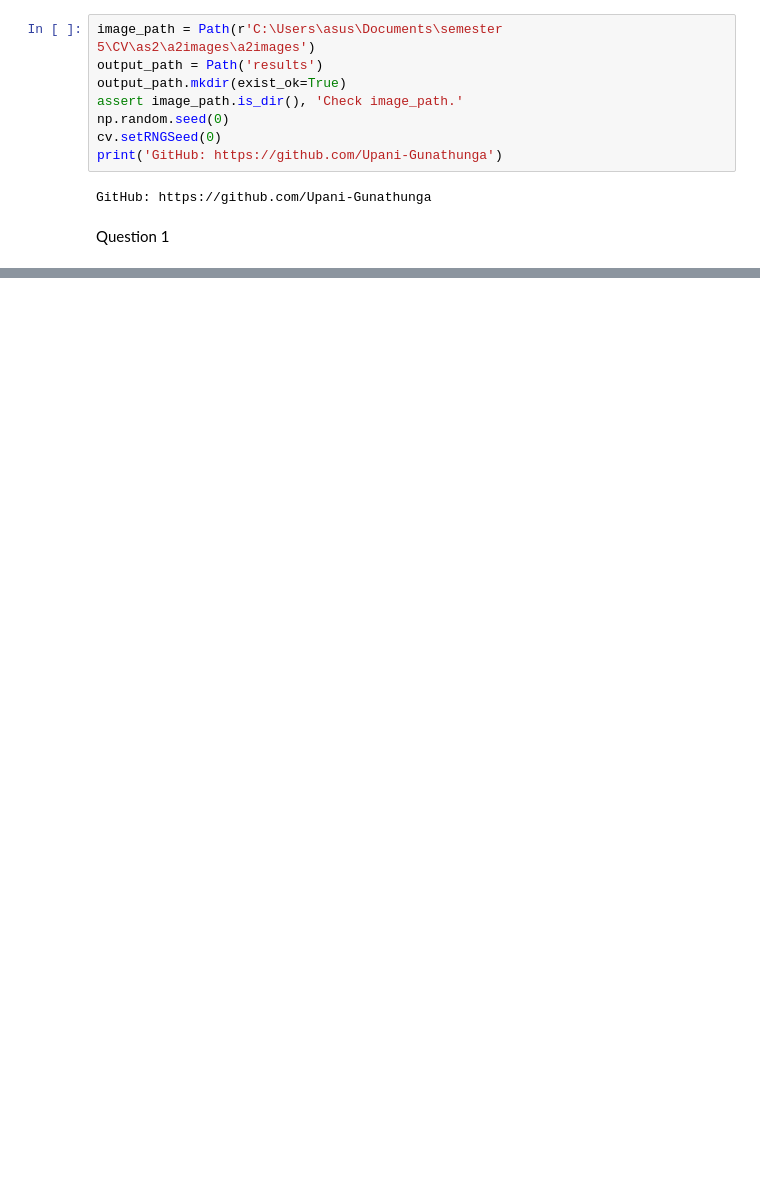
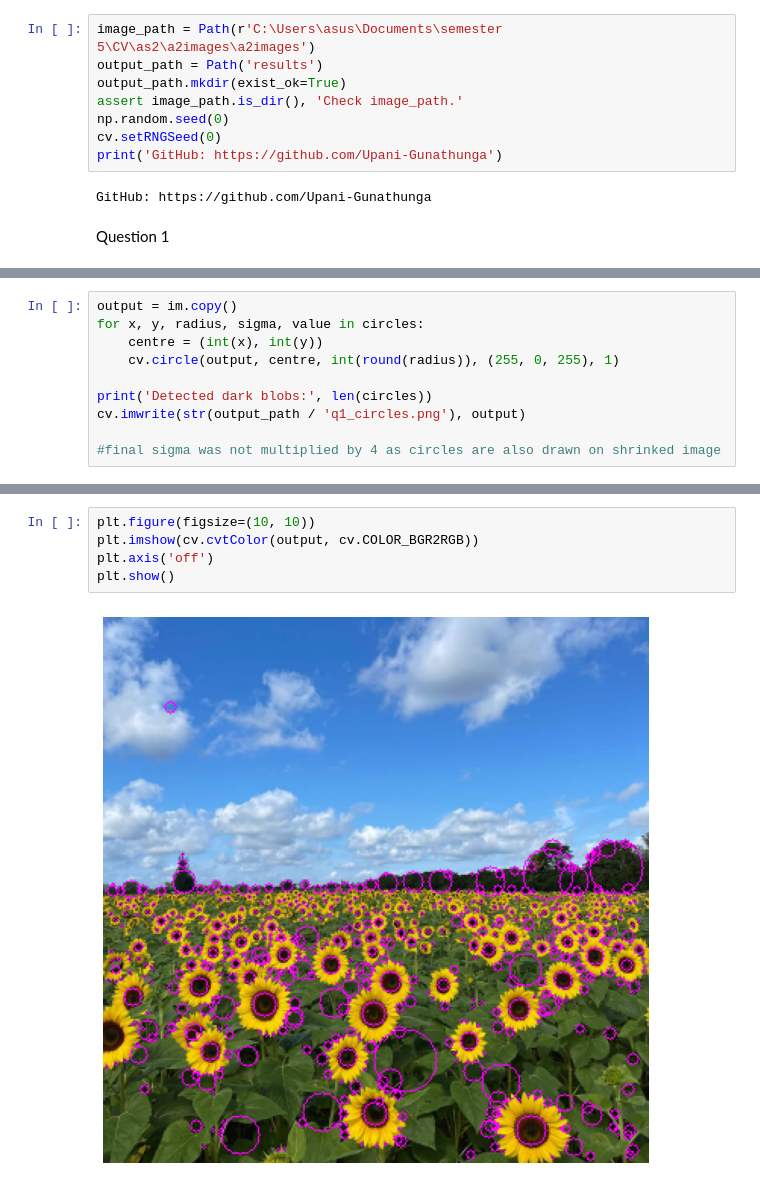
Before and after one commit to Upani-Gunathunga/EN3160-A2-Fitting-and-Alignment, a Jupyter notebook: EN3160 A2 Fitting and Alignment.ipynb, the cells around one changed output, grey strips where cells are left out. Cells and saved outputs as stored; diff of their text form; blank space fills up the shorter version.

```diff
--- a/EN3160 A2 Fitting and Alignment.ipynb
+++ b/EN3160 A2 Fitting and Alignment.ipynb
@@ -48,0 +69,10 @@ threshold = 0.08 * response.max()
+# %%
+output = im.copy()
+for x, y, radius, sigma, value in circles:
+    centre = (int(x), int(y))
+    cv.circle(output, centre, int(round(radius)), (255, 0, 255), 1)
+
+print('Detected dark blobs:', len(circles))
+cv.imwrite(str(output_path / 'q1_circles.png'), output)
+
+#final sigma was not multiplied by 4 as circles are also drawn on shrinked image
@@ -48,0 +102,7 @@ threshold = 0.08 * response.max()
+# %%
+plt.figure(figsize=(10, 10))
+plt.imshow(cv.cvtColor(output, cv.COLOR_BGR2RGB))
+plt.axis('off')
+plt.show()
+# %% [output]
+[figure, added]
```
Also changed, not shown: parts of 8 cells of this notebook.
